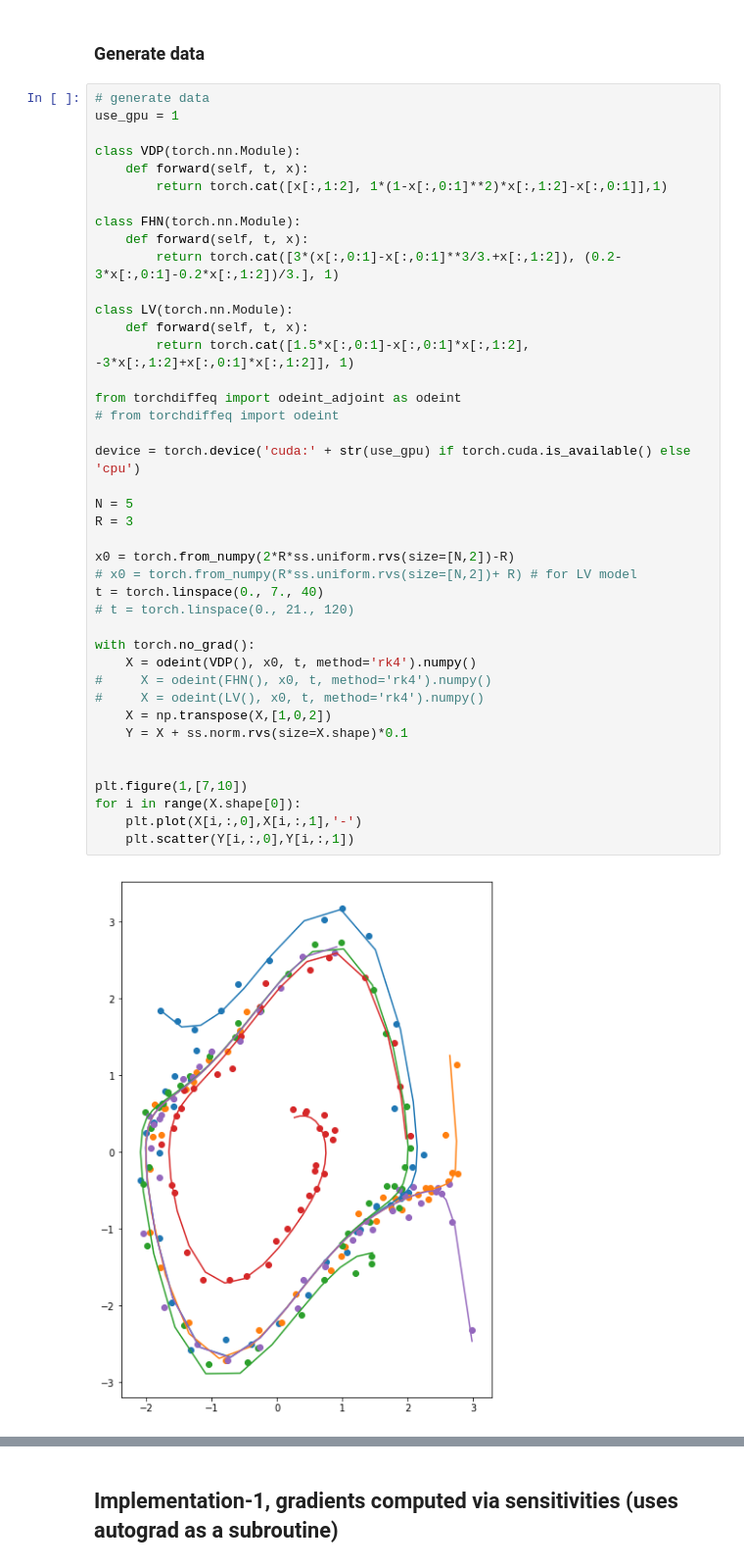
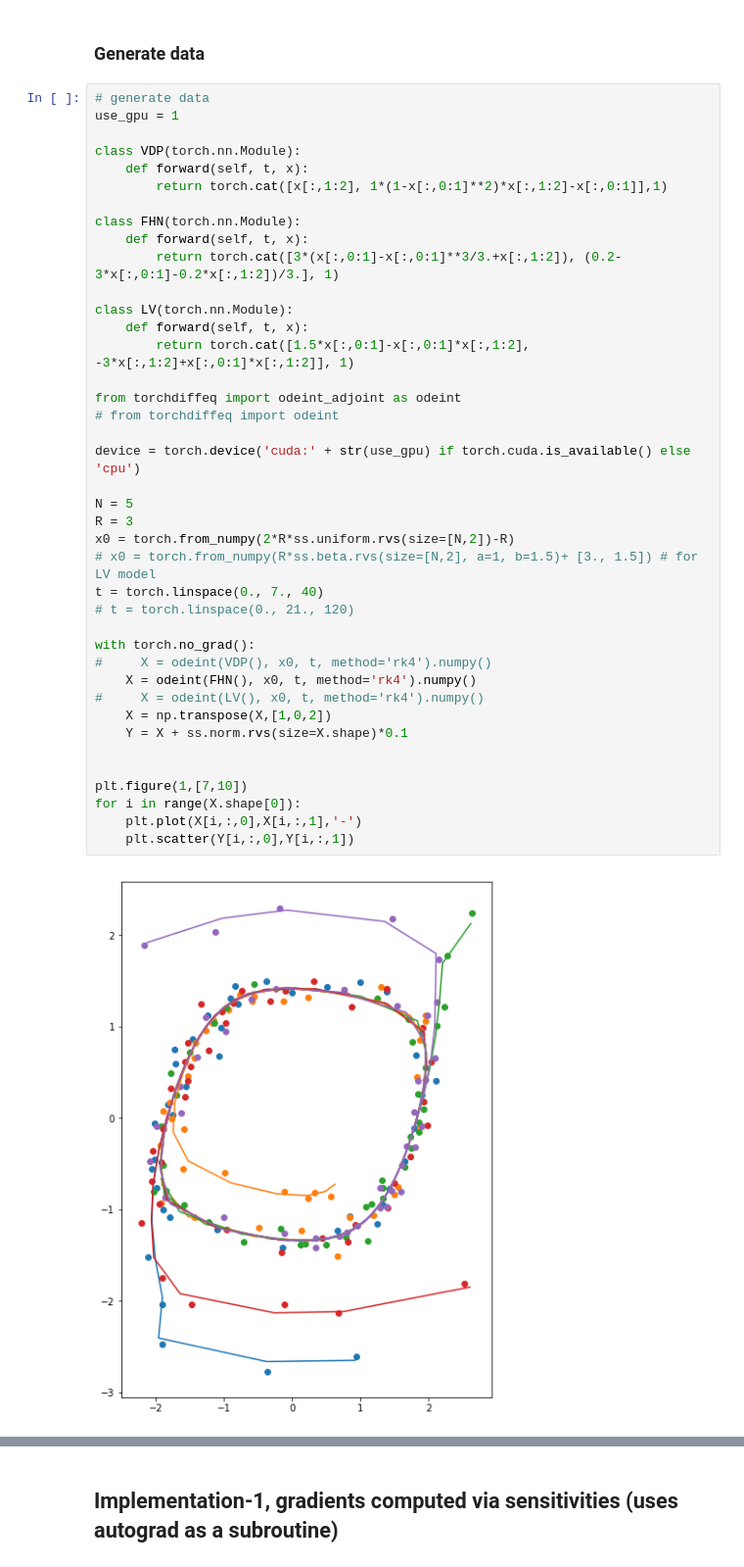
Before and after one commit to jaivardhankapoor/bayesian-ode, a Jupyter notebook: notebooks/jai/gp.ipynb, the cells around one changed output, grey strips where cells are left out. Shown at 98% size. Cells and saved outputs as stored; diff of their text form.

```diff
--- a/notebooks/jai/gp.ipynb
+++ b/notebooks/jai/gp.ipynb
@@ -48,35 +49,34 @@ class VDP(torch.nn.Module):
 class FHN(torch.nn.Module):
     def forward(self, t, x):
         return torch.cat([3*(x[:,0:1]-x[:,0:1]**3/3.+x[:,1:2]), (0.2-3*x[:,0:1]-0.2*x[:,1:2])/3.], 1)
 
 class LV(torch.nn.Module):
     def forward(self, t, x):
         return torch.cat([1.5*x[:,0:1]-x[:,0:1]*x[:,1:2], -3*x[:,1:2]+x[:,0:1]*x[:,1:2]], 1)
 
 from torchdiffeq import odeint_adjoint as odeint
 # from torchdiffeq import odeint
 
 device = torch.device('cuda:' + str(use_gpu) if torch.cuda.is_available() else 'cpu')
 
 N = 5
 R = 3
-
 x0 = torch.from_numpy(2*R*ss.uniform.rvs(size=[N,2])-R)
-# x0 = torch.from_numpy(R*ss.uniform.rvs(size=[N,2])+ R) # for LV model
+# x0 = torch.from_numpy(R*ss.beta.rvs(size=[N,2], a=1, b=1.5)+ [3., 1.5]) # for LV model
 t = torch.linspace(0., 7., 40)
 # t = torch.linspace(0., 21., 120)
 
 with torch.no_grad():
-    X = odeint(VDP(), x0, t, method='rk4').numpy()
-#     X = odeint(FHN(), x0, t, method='rk4').numpy()
+#     X = odeint(VDP(), x0, t, method='rk4').numpy()
+    X = odeint(FHN(), x0, t, method='rk4').numpy()
 #     X = odeint(LV(), x0, t, method='rk4').numpy()
     X = np.transpose(X,[1,0,2])
     Y = X + ss.norm.rvs(size=X.shape)*0.1
 
 
 plt.figure(1,[7,10])
 for i in range(X.shape[0]):
     plt.plot(X[i,:,0],X[i,:,1],'-')
     plt.scatter(Y[i,:,0],Y[i,:,1])
 # %% [output]
-[figure, old version]
+[figure, new version]
```
Also changed, not shown: parts of 10 cells of this notebook, 3 other files.
